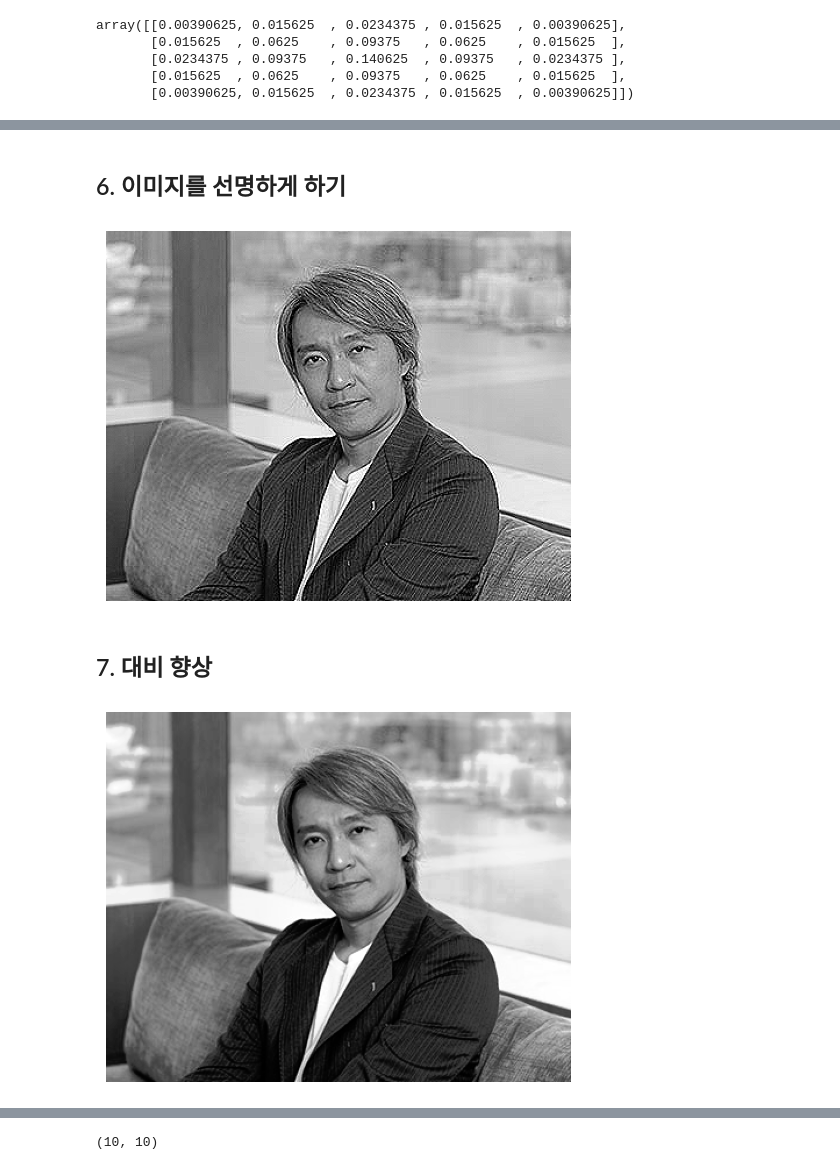
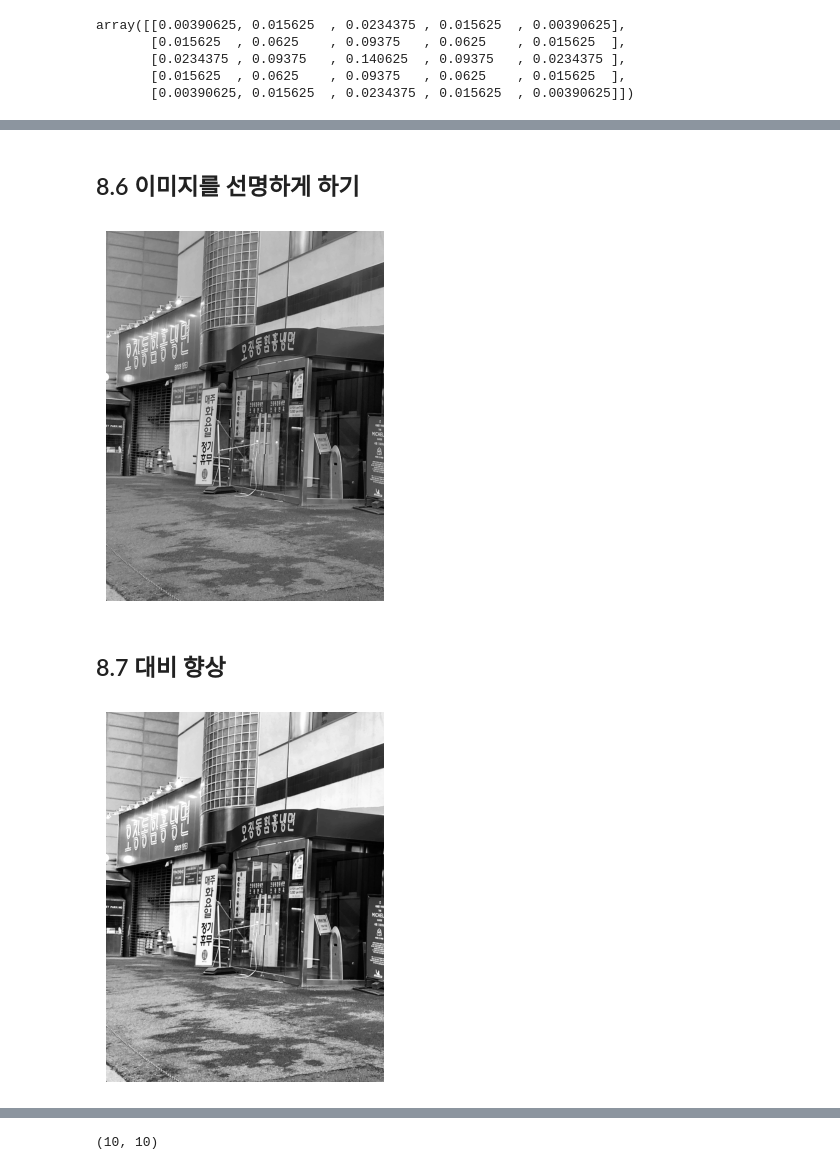
Before and after one commit to gundaminpde/2023_F_ML_lecture, a Jupyter notebook: OpenCV_homework.ipynb, the cells around one changed output, grey strips where cells are left out. Saved outputs shown, nothing was run; the diff lists cells and outputs as text; code cells hidden in the pictures.

```diff
--- a/OpenCV_homework.ipynb
+++ b/OpenCV_homework.ipynb
@@ -229,29 +230,29 @@ plt.show()
 # %% [markdown]
-## 6. 이미지를 선명하게 하기
+## 8.6 이미지를 선명하게 하기
 # %%
 # 라이브러리를 임포트합니다.
 import cv2
 import numpy as np
 from matplotlib import pyplot as plt
 
 # 흑백 이미지로 로드합니다.
-image = cv2.imread("image/S_chow_2.jpg", cv2.IMREAD_GRAYSCALE)
+image = cv2.imread("image/ColdNoodle.jpeg", cv2.IMREAD_GRAYSCALE)
 
 # 커널을 만듭니다.
 kernel = np.array([[0, -1, 0],
                    [-1, 5,-1],
                    [0, -1, 0]])
 
 # 이미지를 선명하게 만듭니다.
 image_sharp = cv2.filter2D(image, -1, kernel)
 
 # 이미지를 출력합니다.
 plt.imshow(image_sharp, cmap="gray"), plt.axis("off")
 plt.show()
 # %% [output]
-[figure, old version]
+[figure, new version]
 # %% [markdown]
-## 7. 대비 향상
+## 8.7 대비 향상
 # %%
 # 라이브러리를 임포트합니다.
 import cv2
@@ -259,15 +260,15 @@ import numpy as np
 from matplotlib import pyplot as plt
 
 # 흑백 이미지로 로드합니다.
-image = cv2.imread("image/S_chow_2.jpg", cv2.IMREAD_GRAYSCALE)
+image = cv2.imread("image/ColdNoodle.jpeg", cv2.IMREAD_GRAYSCALE)
 
 # 이미지 대비를 향상시킵니다.
-image_enhanced = cv2.?????(image)   ## 여기 ????
+image_enhanced = cv2.equalize?????(image)   ## 여기 ????
 
 # 이미지를 출력합니다.
 plt.imshow(image_enhanced, cmap="gray"), plt.axis("off")
 plt.show()
 # %% [output]
-[figure, old version]
+[figure, new version]
 # %%
 # 이미지를 로드합니다.
```
Also changed, not shown: parts of 50 cells of this notebook.
